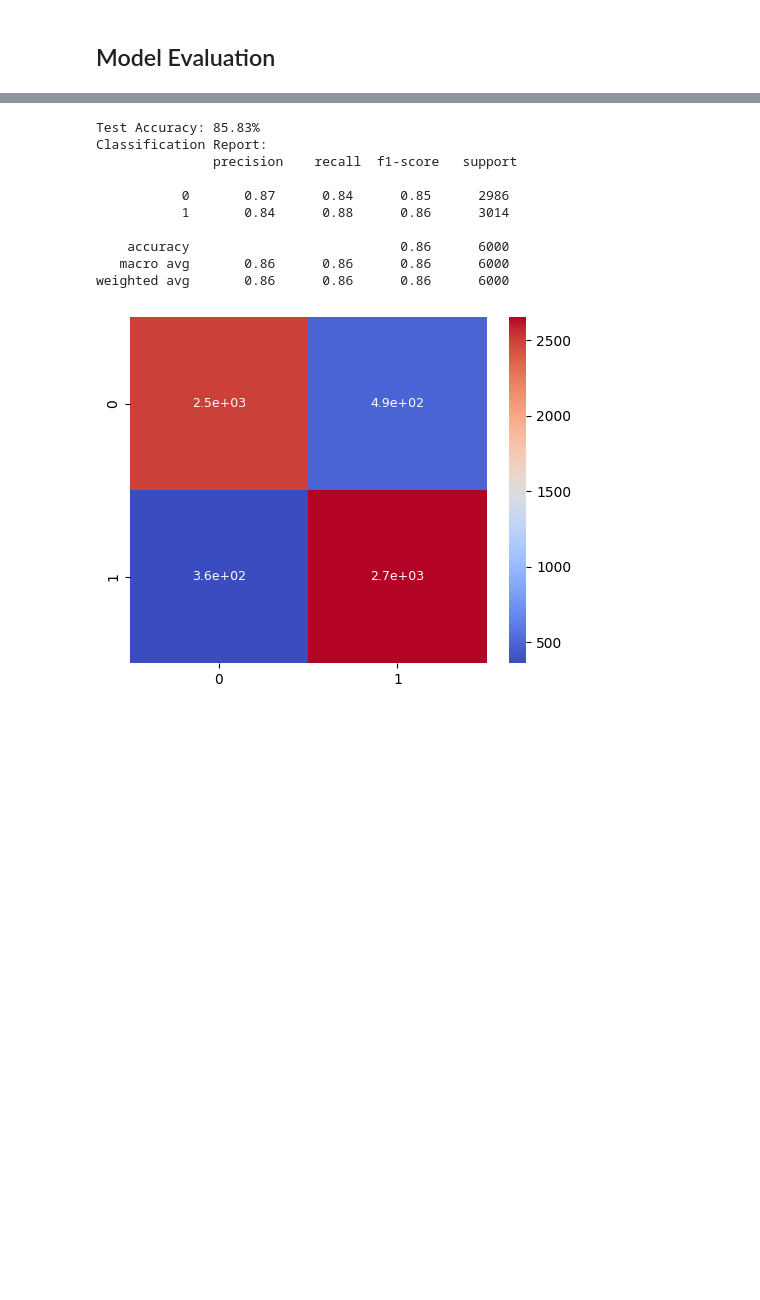
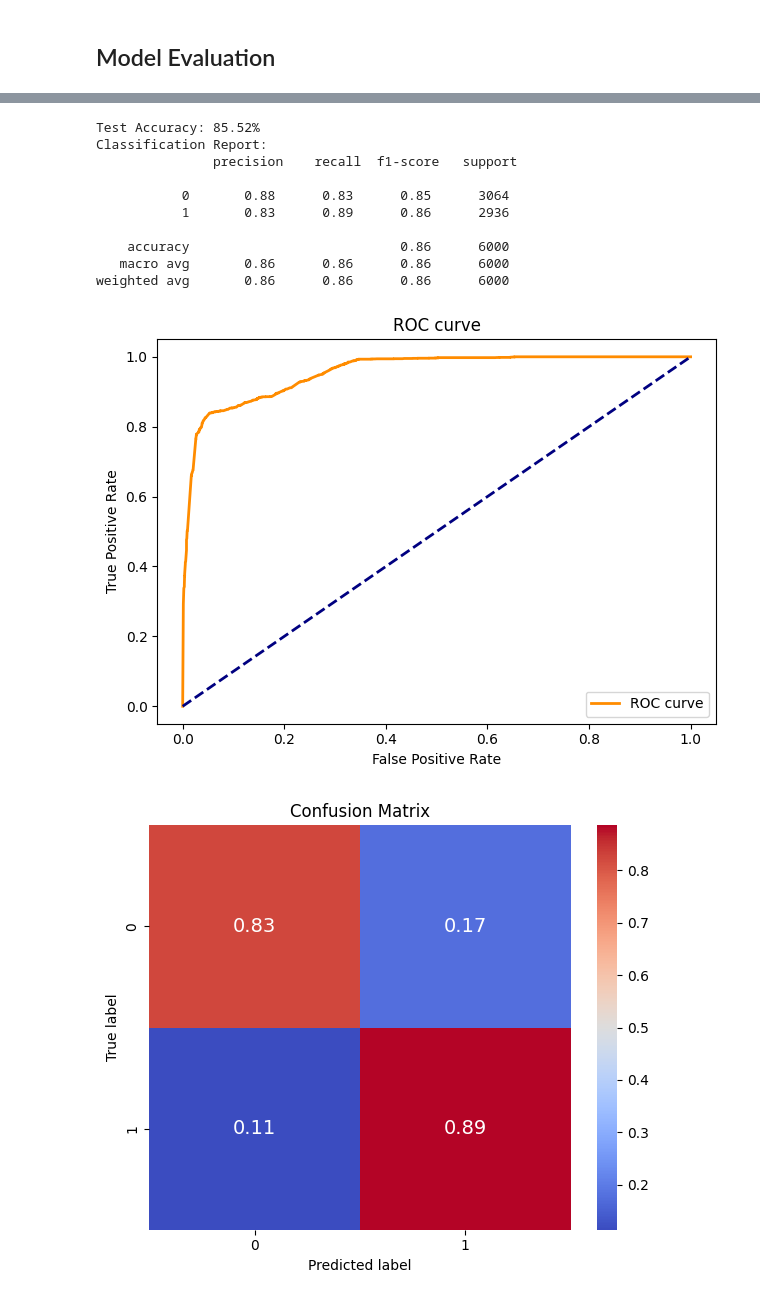
Before and after one commit to swiss-ai-center/a-guide-to-mlops, a Jupyter notebook: notebook.ipynb, the cells around one changed output, grey strips where cells are left out. Cells and saved outputs as stored; diff of their text form; code cells hidden in the pictures; blank space fills up the shorter version.

Commit message:
Add roc curve plot

```diff
--- a/notebook.ipynb
+++ b/notebook.ipynb
@@ -120,6 +120,6 @@ from sklearn.ensemble import RandomForestClassifier
 from sklearn.tree import plot_tree
 # %%
 # Train the model
-model = RandomForestClassifier(n_estimators=50, max_depth=3, random_state=1)
+model = RandomForestClassifier(n_estimators=100, max_depth=3, random_state=1)
 model.fit(X_train, y_train)
 # %% [output]
@@ -155,29 +155,49 @@ plt.show()
 # %%
 # Predict on test set
 y_pred = model.predict(X_test)
+preds_by_class = model.predict_proba(X_test)
+preds = preds_by_class[:, 1]
 
 # Calculate accuracy
 accuracy = accuracy_score(y_test, y_pred)
 print("Test Accuracy: {:.2f}%".format(accuracy * 100))
 
 # Calculate classification report
 cr = classification_report(y_test, y_pred)
 print("Classification Report:\n", cr)
 
-# Calculate confusion matrix
-cm = confusion_matrix(y_test, y_pred)
-plt.figure(figsize=(5, 4), tight_layout=True)
-sns.heatmap(cm, annot=True, annot_kws={"size": 9}, cmap="coolwarm")
+# Plot ROC curve
+fpr, tpr, _ = roc_curve(y_test, preds)
+
+plt.figure(tight_layout=True)
+plt.plot(fpr, tpr, color="darkorange", lw=2, label="ROC curve")
+plt.plot([0, 1], [0, 1], color="navy", lw=2, linestyle="--")
+plt.xlabel("False Positive Rate")
+plt.ylabel("True Positive Rate")
+plt.title("ROC curve")
+plt.legend(loc="lower right")
 plt.show()
+
+# Plot confusion matrix
+matrix = confusion_matrix(y_test, y_pred)
+matrix = matrix.astype("float") / matrix.sum(axis=1)[:, np.newaxis]
+
+plt.figure(figsize=(6, 5), tight_layout=True)
+sns.heatmap(matrix, annot=True, annot_kws={"size": 14}, cmap="coolwarm")
+plt.xlabel("Predicted label")
+plt.ylabel("True label")
+plt.title("Confusion Matrix")
+plt.show()
 # %% [output]
-Test Accuracy: 85.83%
+Test Accuracy: 85.52%
 Classification Report:
                precision    recall  f1-score   support
 
-           0       0.87      0.84      0.85      2986
-           1       0.84      0.88      0.86      3014
+           0       0.88      0.83      0.85      3064
+           1       0.83      0.89      0.86      2936
 
     accuracy                           0.86      6000
    macro avg       0.86      0.86      0.86      6000
 weighted avg       0.86      0.86      0.86      6000
-[figure, old version]
+[figure, new version]
+[figure, added]
```
Also changed, not shown: parts of 4 cells of this notebook.
